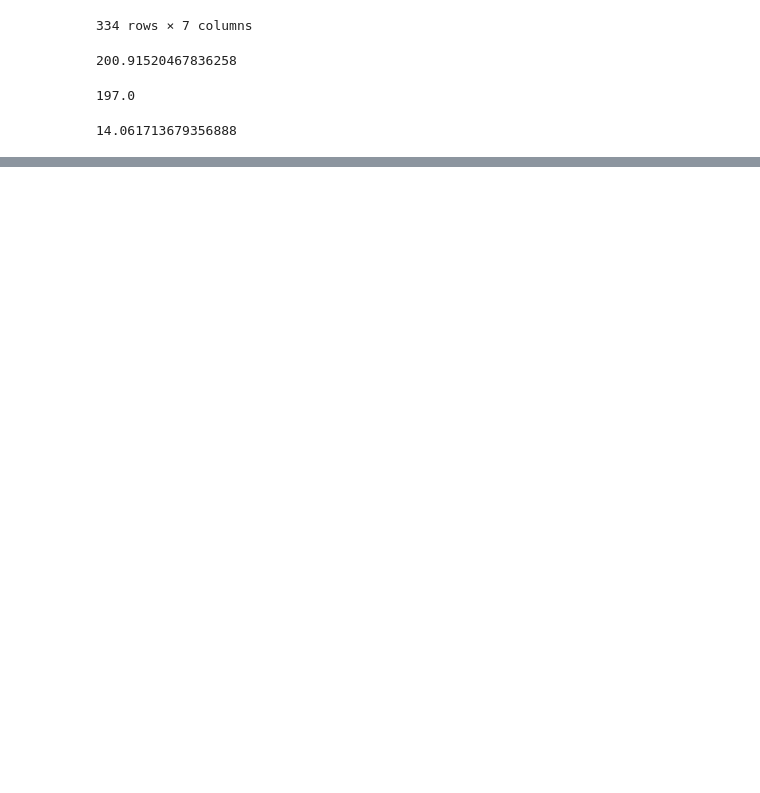
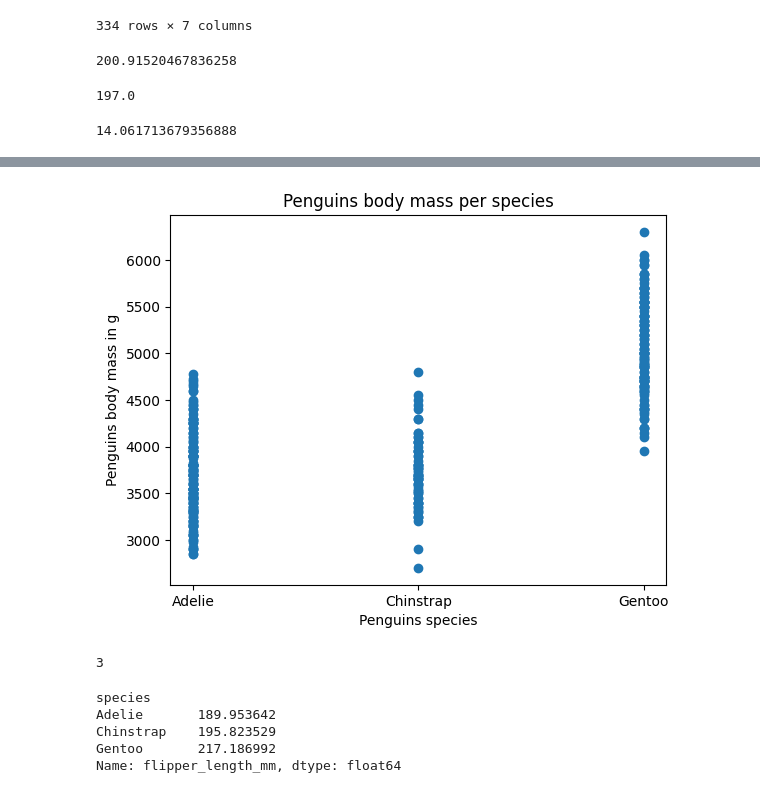
Before and after one commit to MartaMistere/Python_HomeWork, a Jupyter notebook: Jupyter/2023.04.06_tasks.ipynb, the cells around one changed output, grey strips where cells are left out. Cells and saved outputs as stored; diff of their text form; code cells hidden in the pictures; blank space fills up the shorter version.

```diff
--- a/Jupyter/2023.04.06_tasks.ipynb
+++ b/Jupyter/2023.04.06_tasks.ipynb
@@ -63,0 +63,9 @@ ModuleNotFoundError: No module named 'matplotlib'
+# %%
+data = pandas.read_csv("C:\\Users\\gatis\\Desktop\\Marta_macibas\\RigaTechGirl\\Materiali_Python\\penguins_size.csv")
+plot.scatter(data['species'], data['body_mass_g'])
+plot.xlabel('Penguins species')
+plot.ylabel('Penguins body mass in g')
+plot.title('Penguins body mass per species')
+plot.show()
+# %% [output]
+[figure, added]
@@ -63,0 +79,12 @@ ModuleNotFoundError: No module named 'matplotlib'
+# %%
+data.species.nunique()
+# %% [output]
+3
+# %%
+group["flipper_length_mm"].mean()
+# %% [output]
+species
+Adelie       189.953642
+Chinstrap    195.823529
+Gentoo       217.186992
+Name: flipper_length_mm, dtype: float64
```
Also changed, not shown: parts of 17 cells of this notebook.
